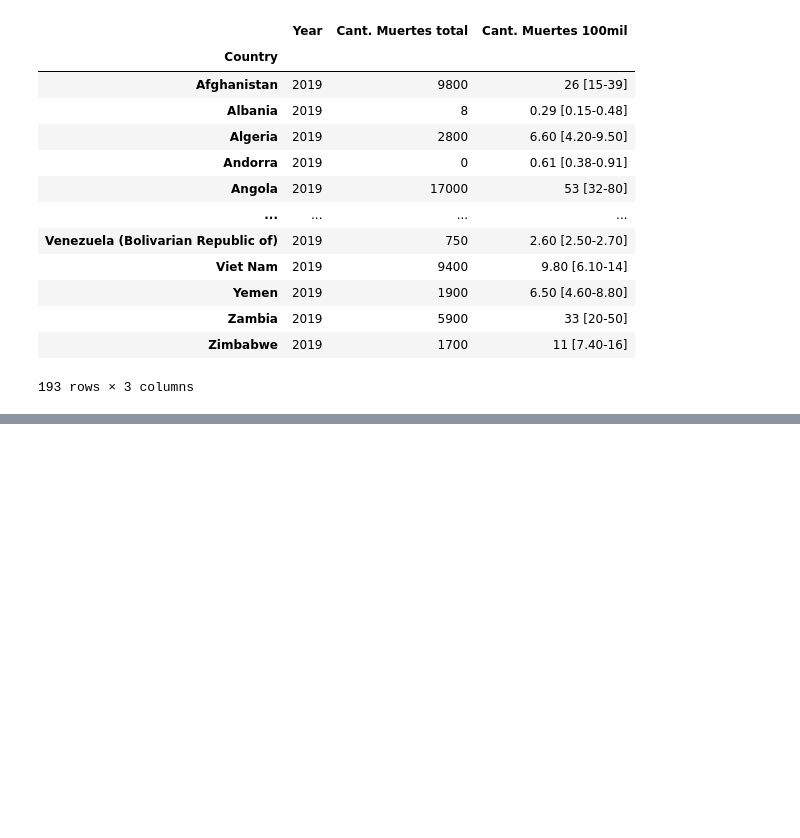
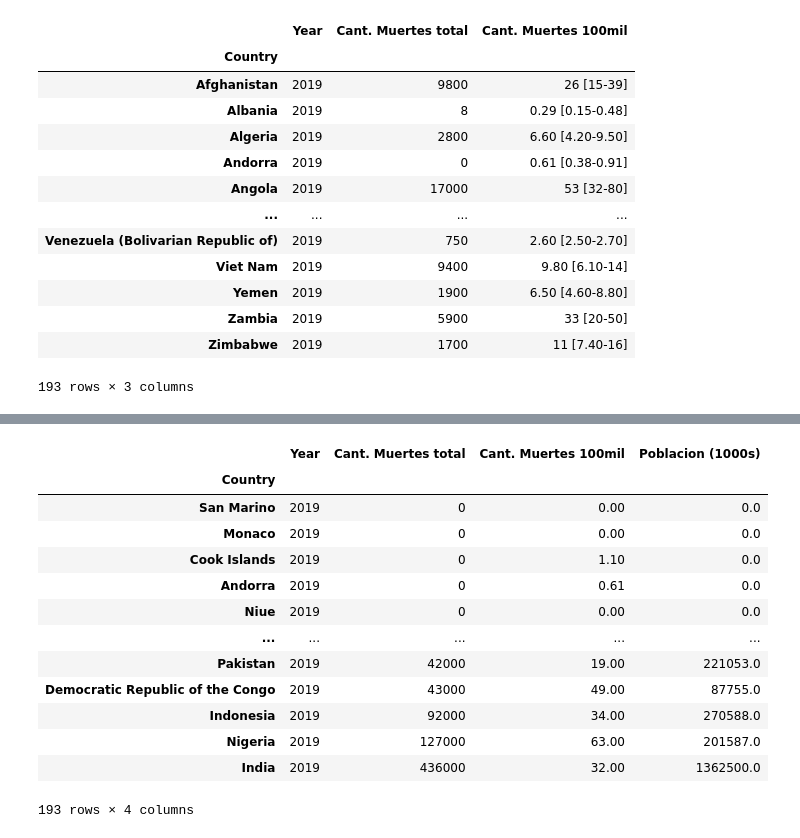
Before and after one commit to jansforte/Inteligencia-Artificial, a Jupyter notebook: Examen/AI_Examen_01_Johan_y_Jeison_Fuentes.ipynb, the cells around one changed output, grey strips where cells are left out. Saved outputs shown, nothing was run; the diff lists cells and outputs as text; code cells hidden in the pictures; blank space fills up the shorter version.

```diff
--- a/Examen/AI_Examen_01_Johan_y_Jeison_Fuentes.ipynb
+++ b/Examen/AI_Examen_01_Johan_y_Jeison_Fuentes.ipynb
@@ -85,0 +122,18 @@ data
+# %%
+data = data.fillna(value=0)
+data.sort_values('Cant. Muertes total')
+# %% [output]
+|  | Year | Cant. Muertes total | Cant. Muertes 100mil | Poblacion (1000s) |
+| Country |  |  |  |  |
+| San Marino | 2019 | 0 | 0.00 | 0.0 |
+| Monaco | 2019 | 0 | 0.00 | 0.0 |
+| Cook Islands | 2019 | 0 | 1.10 | 0.0 |
+| Andorra | 2019 | 0 | 0.61 | 0.0 |
+| Niue | 2019 | 0 | 0.00 | 0.0 |
+| ... | ... | ... | ... | ... |
+| Pakistan | 2019 | 42000 | 19.00 | 221053.0 |
+| Democratic Republic of the Congo | 2019 | 43000 | 49.00 | 87755.0 |
+| Indonesia | 2019 | 92000 | 34.00 | 270588.0 |
+| Nigeria | 2019 | 127000 | 63.00 | 201587.0 |
+| India | 2019 | 436000 | 32.00 | 1362500.0 |
+193 rows × 4 columns
```
Also changed, not shown: parts of 7 cells of this notebook, 6 other files.
